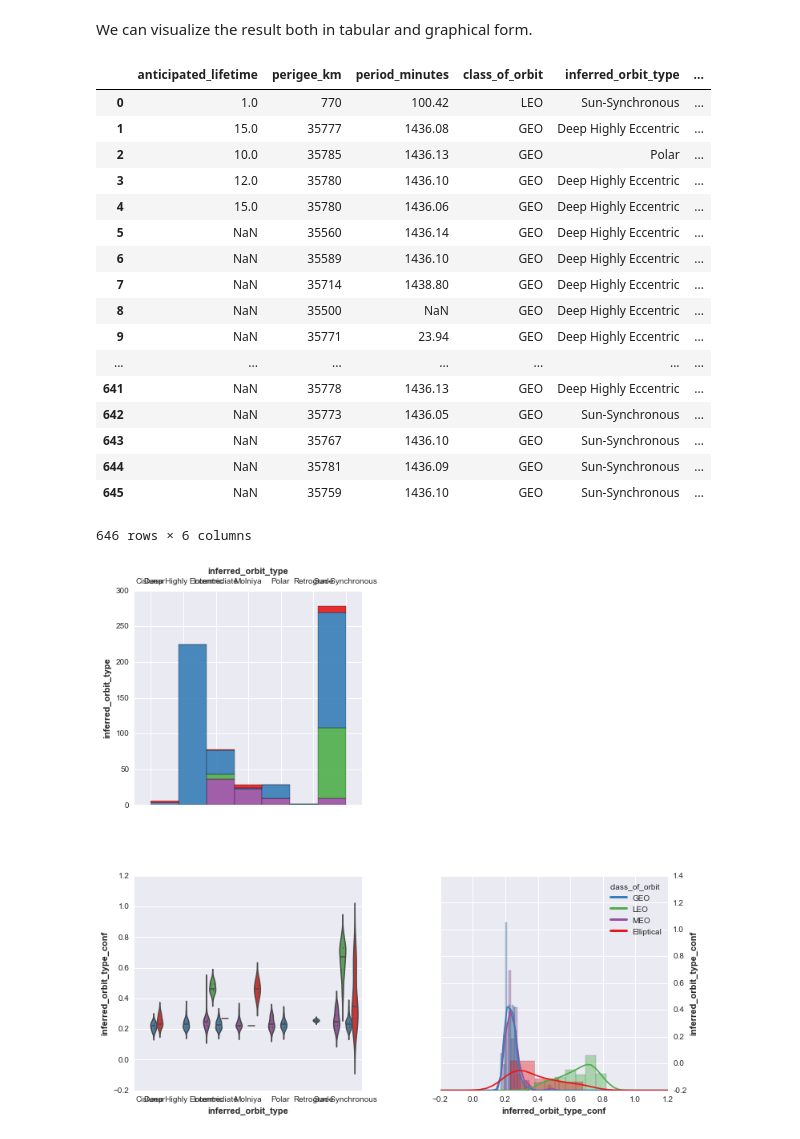
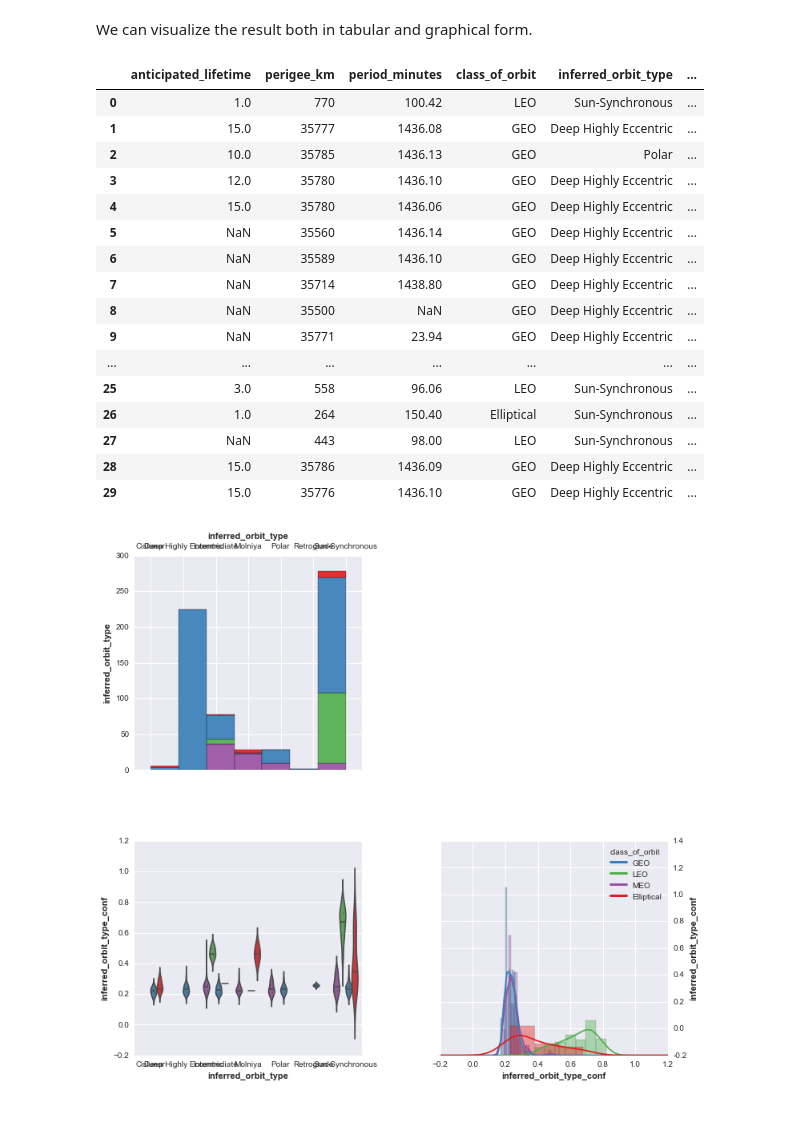
Before and after one commit to probcomp/bayeslite, a Jupyter notebook: examples/Satellites.ipynb, the cells around one changed output. Cells and saved outputs as stored; diff of their text form; code cells hidden in the pictures.

```diff
--- a/examples/Satellites.ipynb
+++ b/examples/Satellites.ipynb
@@ -139,25 +140,24 @@ WHERE type_of_orbit IS NULL;
 # %% [markdown]
 We can visualize the result both in tabular and graphical form.
 # %%
-q('SELECT * FROM inferred_orbit;')
+q('SELECT * FROM inferred_orbit limit 30;')
 # %% [output]
 |  | anticipated_lifetime | perigee_km | period_minutes | class_of_orbit | inferred_orbit_type | ... |
 | 0 | 1.0 | 770 | 100.42 | LEO | Sun-Synchronous | ... |
 | 1 | 15.0 | 35777 | 1436.08 | GEO | Deep Highly Eccentric | ... |
 | 2 | 10.0 | 35785 | 1436.13 | GEO | Polar | ... |
 | 3 | 12.0 | 35780 | 1436.10 | GEO | Deep Highly Eccentric | ... |
 | 4 | 15.0 | 35780 | 1436.06 | GEO | Deep Highly Eccentric | ... |
 | 5 | NaN | 35560 | 1436.14 | GEO | Deep Highly Eccentric | ... |
 | 6 | NaN | 35589 | 1436.10 | GEO | Deep Highly Eccentric | ... |
 | 7 | NaN | 35714 | 1438.80 | GEO | Deep Highly Eccentric | ... |
 | 8 | NaN | 35500 | NaN | GEO | Deep Highly Eccentric | ... |
 | 9 | NaN | 35771 | 23.94 | GEO | Deep Highly Eccentric | ... |
 | ... | ... | ... | ... | ... | ... | ... |
-| 641 | NaN | 35778 | 1436.13 | GEO | Deep Highly Eccentric | ... |
-| 642 | NaN | 35773 | 1436.05 | GEO | Sun-Synchronous | ... |
-| 643 | NaN | 35767 | 1436.10 | GEO | Sun-Synchronous | ... |
-| 644 | NaN | 35781 | 1436.09 | GEO | Sun-Synchronous | ... |
-| 645 | NaN | 35759 | 1436.10 | GEO | Sun-Synchronous | ... |
+| 25 | 3.0 | 558 | 96.06 | LEO | Sun-Synchronous | ... |
+| 26 | 1.0 | 264 | 150.40 | Elliptical | Sun-Synchronous | ... |
+| 27 | NaN | 443 | 98.00 | LEO | Sun-Synchronous | ... |
+| 28 | 15.0 | 35786 | 1436.09 | GEO | Deep Highly Eccentric | ... |
+| 29 | 15.0 | 35776 | 1436.10 | GEO | Deep Highly Eccentric | ... |
-646 rows × 6 columns
 # %%
 _ = bdbcontrib.pairplot(satellites_bdb,'''
```
Also changed, not shown: parts of 6 cells of this notebook.
